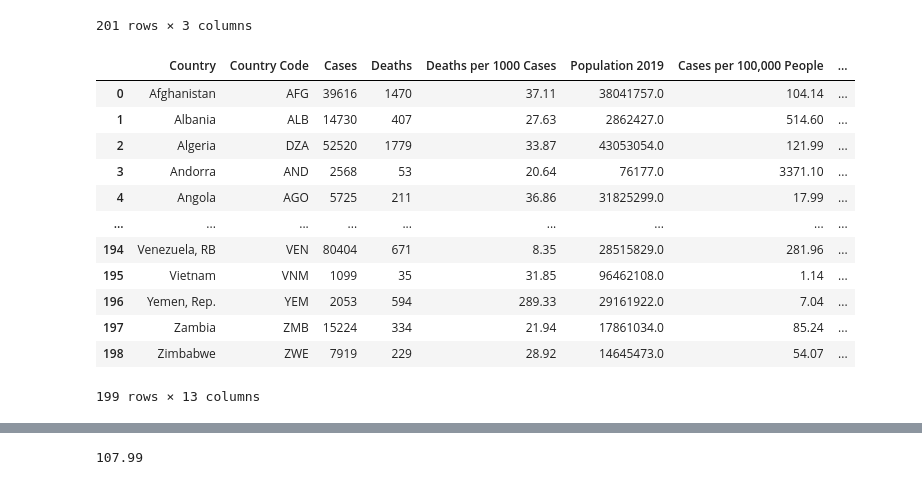
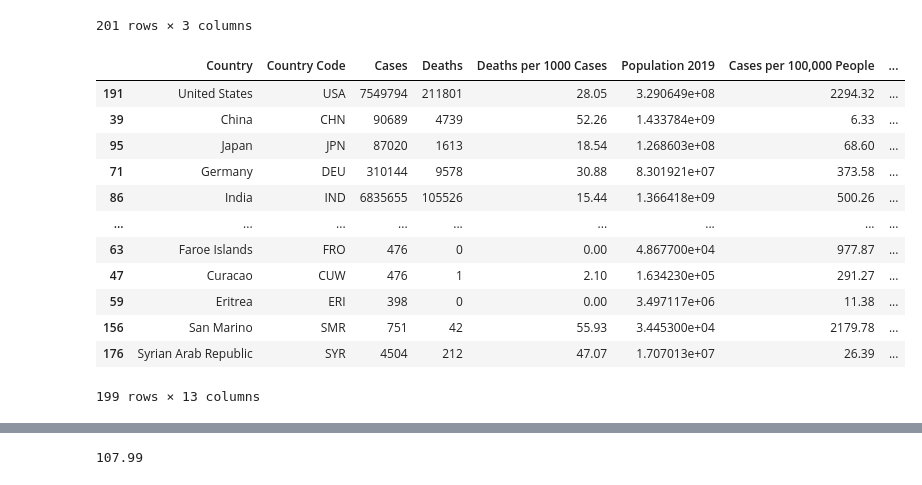
Before and after one commit to AustinRCole/COVID_Lat_GDP_analysis, a Jupyter notebook: GDP_Data_Analysis.ipynb, the cells around one changed output, grey strips where cells are left out. Drawn from its saved outputs; the diff is of its cells as text; code cells hidden in the pictures.

```diff
--- a/GDP_Data_Analysis.ipynb
+++ b/GDP_Data_Analysis.ipynb
@@ -176,25 +176,25 @@ cities_clean
 # %%
 COVID_GDP = pd.merge(COVID_final,GDP_clean,how='left',on='Country Code')
 Final_data = pd.merge(COVID_GDP,cities_clean,how='left',on='Country Code')
 del Final_data['Countries_x']
 Final_data = Final_data.rename(columns={'Countries_y':'Country'})
 Final_data = Final_data[['Country','Country Code','Cases','Deaths','Deaths per 1000 Cases','Population 2019','Cases per 100,000 People','Deaths per 100,000 People','2017 GDP in Billions','2018 GDP in Billions','2019 GDP in Billions','Capital','Latitude']]
 Final_data = Final_data[Final_data.Country.notnull()].reset_index(drop=True)
 Final_data = Final_data.fillna('Not Available')
-Final_data
+Final_data.sort_values('2019 GDP in Billions', ascending = False)
 # %% [output]
 |  | Country | Country Code | Cases | Deaths | Deaths per 1000 Cases | Population 2019 | Cases per 100,000 People | ... |
-| 0 | Afghanistan | AFG | 39616 | 1470 | 37.11 | 38041757.0 | 104.14 | ... |
-| 1 | Albania | ALB | 14730 | 407 | 27.63 | 2862427.0 | 514.60 | ... |
-| 2 | Algeria | DZA | 52520 | 1779 | 33.87 | 43053054.0 | 121.99 | ... |
-| 3 | Andorra | AND | 2568 | 53 | 20.64 | 76177.0 | 3371.10 | ... |
-| 4 | Angola | AGO | 5725 | 211 | 36.86 | 31825299.0 | 17.99 | ... |
+| 191 | United States | USA | 7549794 | 211801 | 28.05 | 3.290649e+08 | 2294.32 | ... |
+| 39 | China | CHN | 90689 | 4739 | 52.26 | 1.433784e+09 | 6.33 | ... |
+| 95 | Japan | JPN | 87020 | 1613 | 18.54 | 1.268603e+08 | 68.60 | ... |
+| 71 | Germany | DEU | 310144 | 9578 | 30.88 | 8.301921e+07 | 373.58 | ... |
+| 86 | India | IND | 6835655 | 105526 | 15.44 | 1.366418e+09 | 500.26 | ... |
 | ... | ... | ... | ... | ... | ... | ... | ... | ... |
-| 194 | Venezuela, RB | VEN | 80404 | 671 | 8.35 | 28515829.0 | 281.96 | ... |
-| 195 | Vietnam | VNM | 1099 | 35 | 31.85 | 96462108.0 | 1.14 | ... |
-| 196 | Yemen, Rep. | YEM | 2053 | 594 | 289.33 | 29161922.0 | 7.04 | ... |
-| 197 | Zambia | ZMB | 15224 | 334 | 21.94 | 17861034.0 | 85.24 | ... |
-| 198 | Zimbabwe | ZWE | 7919 | 229 | 28.92 | 14645473.0 | 54.07 | ... |
+| 63 | Faroe Islands | FRO | 476 | 0 | 0.00 | 4.867700e+04 | 977.87 | ... |
+| 47 | Curacao | CUW | 476 | 1 | 2.10 | 1.634230e+05 | 291.27 | ... |
+| 59 | Eritrea | ERI | 398 | 0 | 0.00 | 3.497117e+06 | 11.38 | ... |
+| 156 | San Marino | SMR | 751 | 42 | 55.93 | 3.445300e+04 | 2179.78 | ... |
+| 176 | Syrian Arab Republic | SYR | 4504 | 212 | 47.07 | 1.707013e+07 | 26.39 | ... |
 199 rows × 13 columns
 # %%
 Final_data.to_csv('Resources/COVID_final_data.csv',index=True)
```
Also changed, not shown: parts of 5 cells of this notebook.
